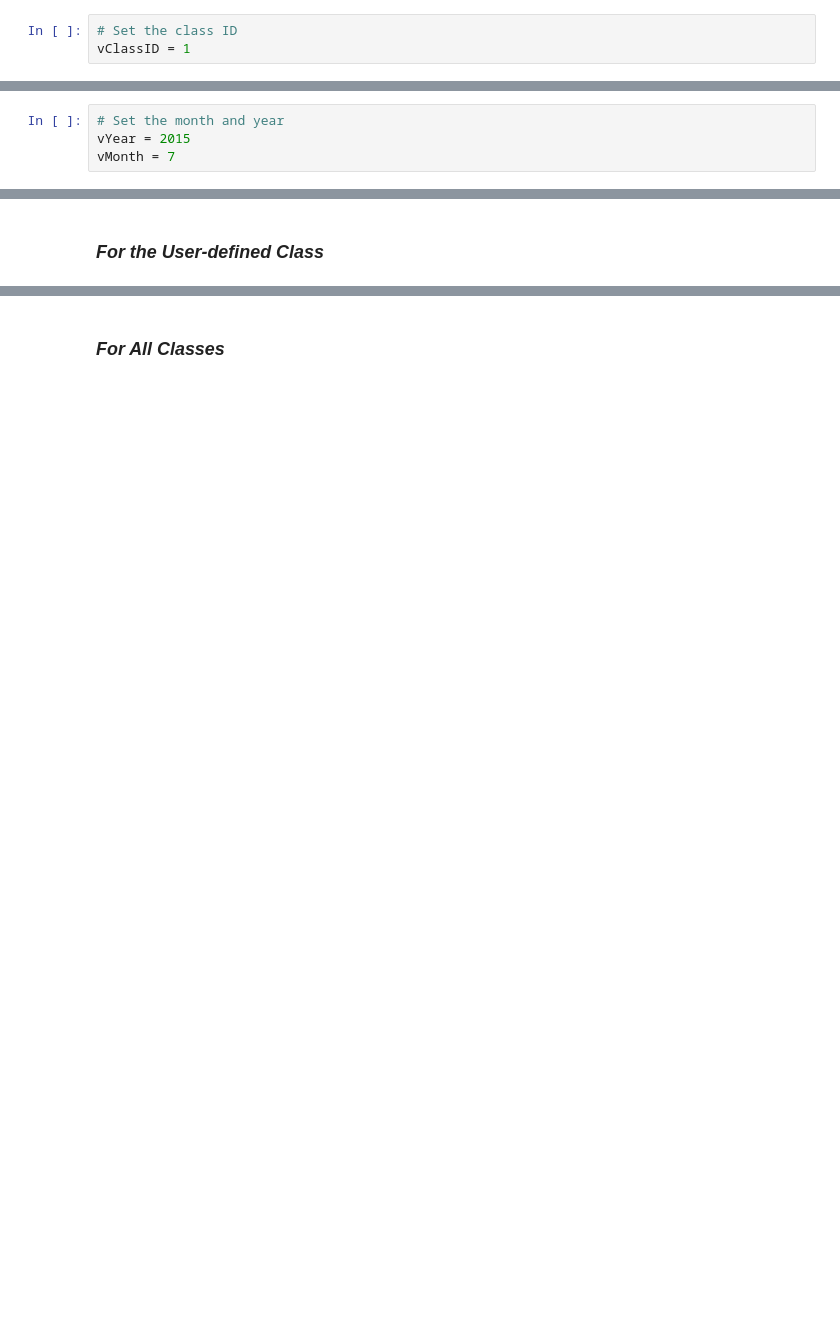
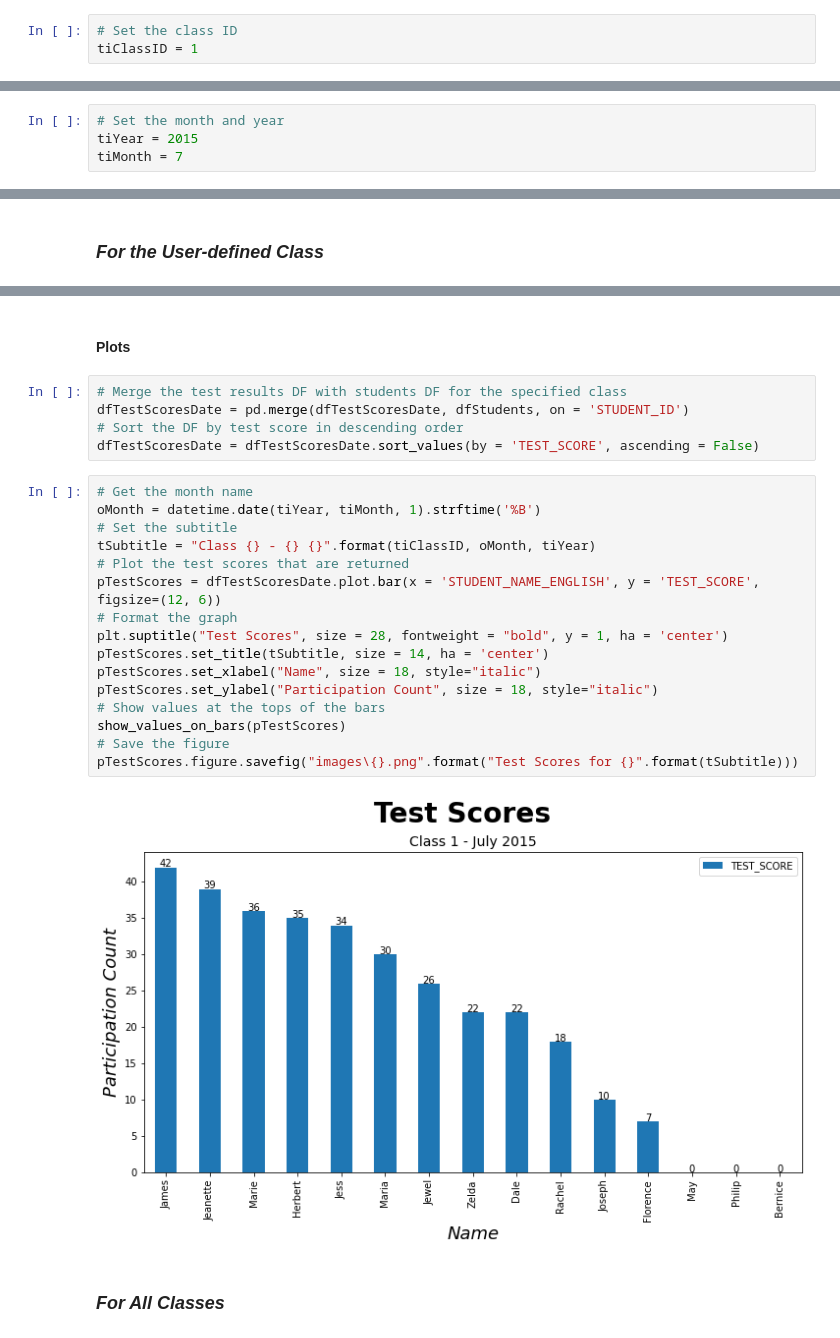
Before and after one commit to mikitz/china-students, a Jupyter notebook: (Teacher) Class Reports.ipynb, the cells around one changed output, grey strips where cells are left out. Drawn from its saved outputs; the diff is of its cells as text; blank space fills up the shorter version.

```diff
--- a/(Teacher) Class Reports.ipynb
+++ b/(Teacher) Class Reports.ipynb
@@ -38,12 +39,12 @@ lClasses = classes['CLASS_ID'].to_list()
 lStudents = students['STUDENT_ID'].to_list()
 # %%
 # Set the class ID
-vClassID = 1
+tiClassID = 1
 # %% [markdown]
 # Monthly Report
 # %%
 # Set the month and year
-vYear = 2015
-vMonth = 7
+tiYear = 2015
+tiMonth = 7
 # %% [markdown]
 ## Prepare DataFrames
@@ -110,3 +110,28 @@ dfHWDate = dfHW.where((dfHW['HW_ASSIGNED_DATE'].dt.year == vYear) & (dfHW['HW_AS
+# %% [markdown]
+#### Plots
+# %%
+# Merge the test results DF with students DF for the specified class
+dfTestScoresDate = pd.merge(dfTestScoresDate, dfStudents, on = 'STUDENT_ID')
+# Sort the DF by test score in descending order
+dfTestScoresDate = dfTestScoresDate.sort_values(by = 'TEST_SCORE', ascending = False)
+# %%
+# Get the month name
+oMonth = datetime.date(tiYear, tiMonth, 1).strftime('%B')
+# Set the subtitle
+tSubtitle = "Class {} - {} {}".format(tiClassID, oMonth, tiYear)
+# Plot the test scores that are returned
+pTestScores = dfTestScoresDate.plot.bar(x = 'STUDENT_NAME_ENGLISH', y = 'TEST_SCORE', figsize=(12, 6))
+# Format the graph
+plt.suptitle("Test Scores", size = 28, fontweight = "bold", y = 1, ha = 'center')
+pTestScores.set_title(tSubtitle, size = 14, ha = 'center')
+pTestScores.set_xlabel("Name", size = 18, style="italic")
+pTestScores.set_ylabel("Participation Count", size = 18, style="italic")
+# Show values at the tops of the bars
+show_values_on_bars(pTestScores)
+# Save the figure
+pTestScores.figure.savefig("images\{}.png".format("Test Scores for {}".format(tSubtitle)))
+# %% [output]
+[figure, added]
 # %% [markdown]
 ### *For All Classes*
 # %%
```
Also changed, not shown: parts of 7 cells of this notebook, 8 other files.
